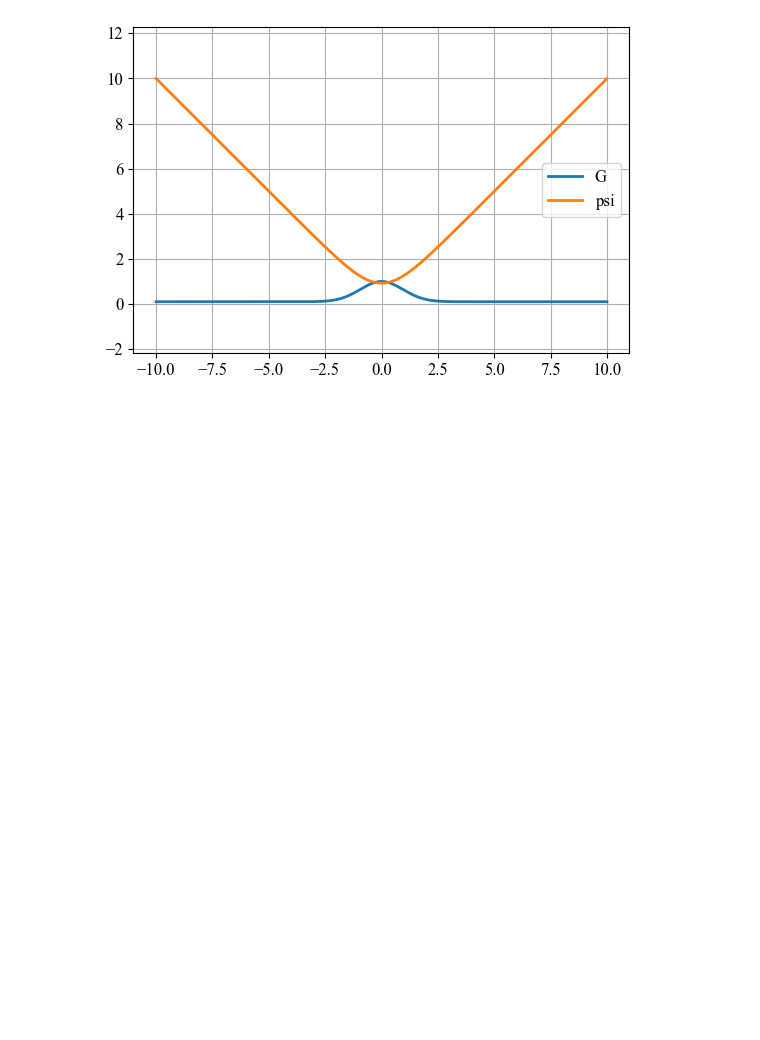
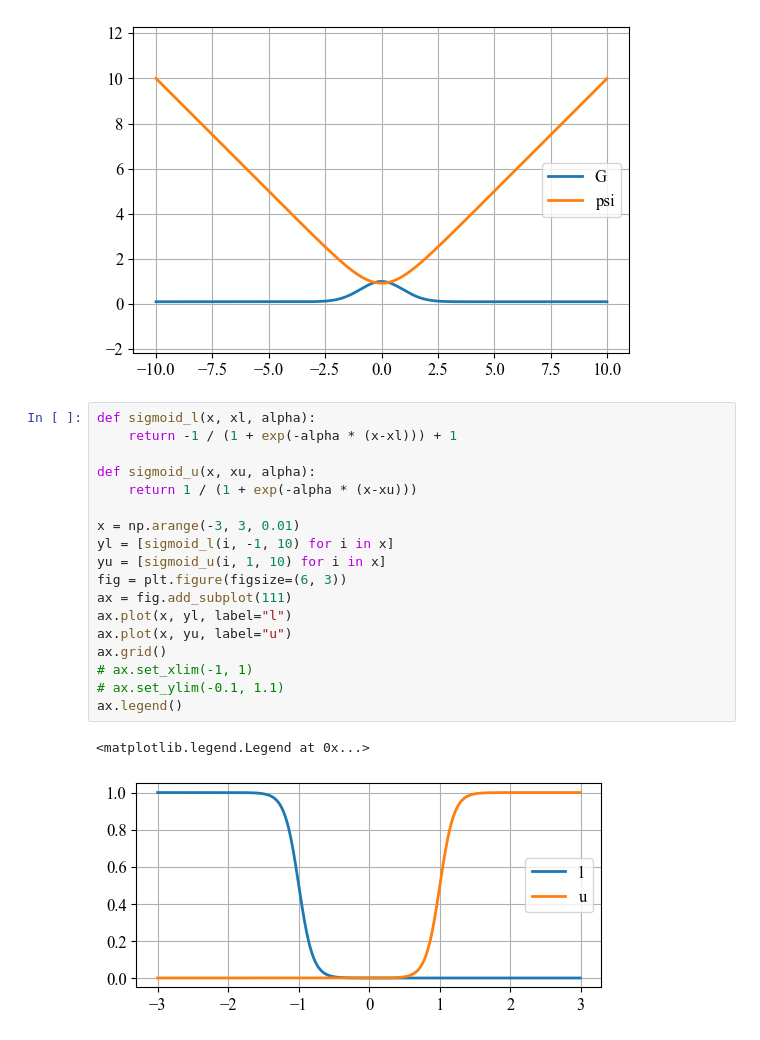
Before and after one commit to YoshimitsuMatsutaIe/rmp-py, a Jupyter notebook: misc/func_visualization.ipynb, the cells around one changed output. Saved outputs shown, nothing was run; the diff lists cells and outputs as text; blank space fills up the shorter version.

```diff
--- a/misc/func_visualization.ipynb
+++ b/misc/func_visualization.ipynb
@@ -252,3 +273,24 @@ plt.grid(); plt.axis('equal'); plt.legend()
 # %% [output]
 <matplotlib.legend.Legend at 0x...>
 [figure]
+# %%
+def sigmoid_l(x, xl, alpha):
+    return -1 / (1 + exp(-alpha * (x-xl))) + 1
+
+def sigmoid_u(x, xu, alpha):
+    return 1 / (1 + exp(-alpha * (x-xu)))
+
+x = np.arange(-3, 3, 0.01)
+yl = [sigmoid_l(i, -1, 10) for i in x]
+yu = [sigmoid_u(i, 1, 10) for i in x]
+fig = plt.figure(figsize=(6, 3))
+ax = fig.add_subplot(111)
+ax.plot(x, yl, label="l")
+ax.plot(x, yu, label="u")
+ax.grid()
+# ax.set_xlim(-1, 1)
+# ax.set_ylim(-0.1, 1.1)
+ax.legend()
+# %% [output]
+<matplotlib.legend.Legend at 0x...>
+[figure, added]
```
Also changed, not shown: parts of 6 cells of this notebook, 6 other files.
